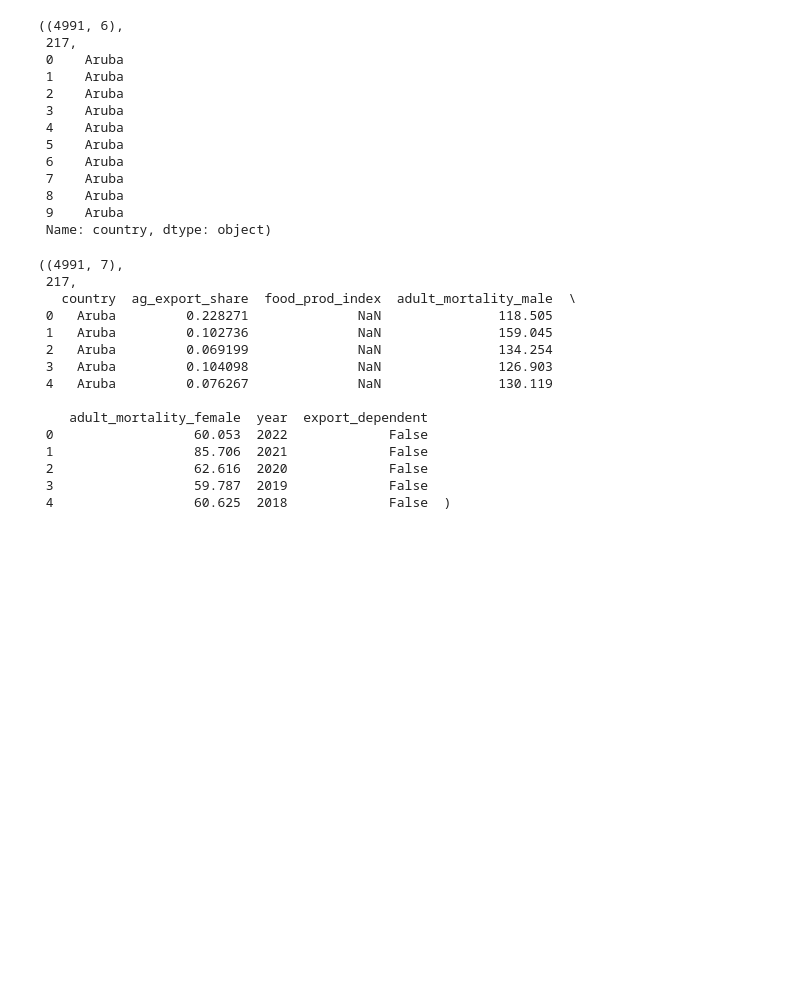
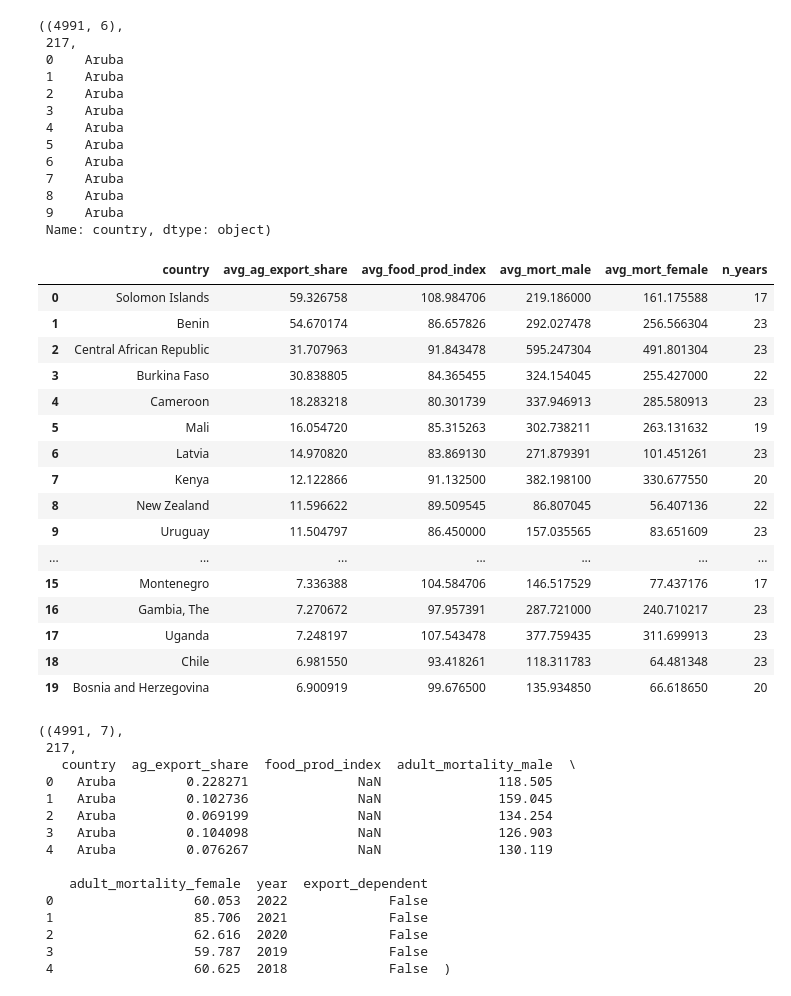
Before and after one commit to marcaina16/EEP-153---Project-1, a Jupyter notebook: notebooks/01_wb_fetch_&_panel.ipynb, the cells around one changed output. Cells and saved outputs as stored; diff of their text form; code cells hidden in the pictures; blank space fills up the shorter version.

```diff
--- a/notebooks/01_wb_fetch_&_panel.ipynb
+++ b/notebooks/01_wb_fetch_&_panel.ipynb
@@ -62,6 +82,55 @@ df_countries.shape, df_countries["country"].nunique(), df_countries["country"].h
  8    Aruba
  9    Aruba
  Name: country, dtype: object)
+# %%
+df = fetch_wb_data(
+    INDICATORS,
+    start_year=2000,
+    end_year=2022,
+    cache_path="../data/wb_cache_countries.csv"
+)
+
+key_cols = ["ag_export_share", "food_prod_index", "adult_mortality_male", "adult_mortality_female"]
+
+panel = build_panel(df)
+panel = panel[panel["country"].isin(panel.dropna(subset=key_cols).groupby("country")["year"].nunique().loc[lambda s: s >= 15].index)]
+
+
+valid_rows = panel.dropna(subset=key_cols).copy()
+
+complete_country = valid_rows.groupby("country")[key_cols].apply(lambda g: g.notna().all().all())
+complete_countries = complete_country[complete_country].index
+panel_complete = valid_rows[valid_rows["country"].isin(complete_countries)].copy()
+
+country_summary = (panel_complete.groupby("country")
+                   .agg(avg_ag_export_share=("ag_export_share","mean"),
+                        avg_food_prod_index=("food_prod_index","mean"),
+                        avg_mort_male=("adult_mortality_male","mean"),
+                        avg_mort_female=("adult_mortality_female","mean"),
+                        n_years=("year","nunique"))
+                   .sort_values("avg_ag_export_share", ascending=False)
+                   .head(20)
+                   .reset_index())
+
+country_summary
+# %% [output]
+|  | country | avg_ag_export_share | avg_food_prod_index | avg_mort_male | avg_mort_female | n_years |
+| 0 | Solomon Islands | 59.326758 | 108.984706 | 219.186000 | 161.175588 | 17 |
+| 1 | Benin | 54.670174 | 86.657826 | 292.027478 | 256.566304 | 23 |
+| 2 | Central African Republic | 31.707963 | 91.843478 | 595.247304 | 491.801304 | 23 |
+| 3 | Burkina Faso | 30.838805 | 84.365455 | 324.154045 | 255.427000 | 22 |
+| 4 | Cameroon | 18.283218 | 80.301739 | 337.946913 | 285.580913 | 23 |
+| 5 | Mali | 16.054720 | 85.315263 | 302.738211 | 263.131632 | 19 |
+| 6 | Latvia | 14.970820 | 83.869130 | 271.879391 | 101.451261 | 23 |
+| 7 | Kenya | 12.122866 | 91.132500 | 382.198100 | 330.677550 | 20 |
+| 8 | New Zealand | 11.596622 | 89.509545 | 86.807045 | 56.407136 | 22 |
+| 9 | Uruguay | 11.504797 | 86.450000 | 157.035565 | 83.651609 | 23 |
+| ... | ... | ... | ... | ... | ... | ... |
+| 15 | Montenegro | 7.336388 | 104.584706 | 146.517529 | 77.437176 | 17 |
+| 16 | Gambia, The | 7.270672 | 97.957391 | 287.721000 | 240.710217 | 23 |
+| 17 | Uganda | 7.248197 | 107.543478 | 377.759435 | 311.699913 | 23 |
+| 18 | Chile | 6.981550 | 93.418261 | 118.311783 | 64.481348 | 23 |
+| 19 | Bosnia and Herzegovina | 6.900919 | 99.676500 | 135.934850 | 66.618650 | 20 |
 # %%
 panel = build_panel(df_countries)
 panel.shape, panel["country"].nunique(), panel.head()
```
Also changed, not shown: parts of 4 cells of this notebook.
